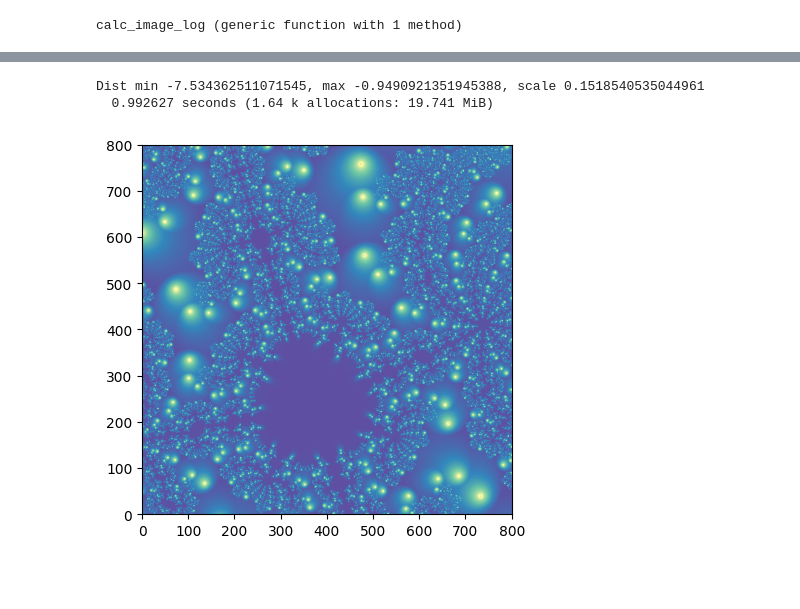
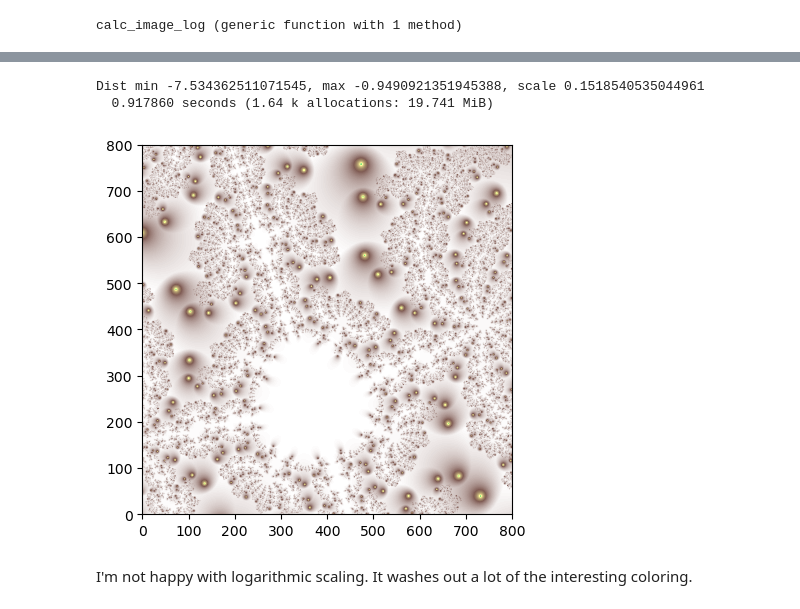
Before and after one commit to ciric50/mandelbrot-julia, a Jupyter notebook: ijulia/point-trap.ipynb, the cells around one changed output, grey strips where cells are left out. Saved outputs shown, nothing was run; the diff lists cells and outputs as text; code cells hidden in the pictures; blank space fills up the shorter version.

```diff
--- a/ijulia/point-trap.ipynb
+++ b/ijulia/point-trap.ipynb
@@ -85,8 +89,7 @@ function calc_image_autoscale(xpixels::Int64, ypixels::Int64,
     Calculate the Mandelbrot set with a point orbit trap, and apply
     automatic color scaling to the distances to be in range [0,1].
 
-    Returns an array of floats in the range[0,1] that can be
-    plotted directly as an image.
+    Returns the scaled distances.
     =#
     counts, dists = compute_mandelbrot(xpixels, ypixels, bounds, trap);
 
@@ -288,8 +291,10 @@ Dist min -8.23503355561862, max -0.922025386930809, scale 0.13674263407522383
 # %%
 bounds = Bounds(-0.373, -0.367, 0.647, 0.653)
 @time img = calc_image_log(xpixels, ypixels, bounds, trap);
-imshow(img, cmap="Spectral", extent=[0, xpixels, 0, ypixels]);
+imshow(img, cmap="terrain", extent=[0, xpixels, 0, ypixels]);
 # %% [output]
 Dist min -7.534362511071545, max -0.9490921351945388, scale 0.1518540535044961
-  0.992627 seconds (1.64 k allocations: 19.741 MiB)
+  0.917860 seconds (1.64 k allocations: 19.741 MiB)
-[figure, old version]
+[figure, new version]
+# %% [markdown]
+I'm not happy with logarithmic scaling. It washes out a lot of the interesting coloring.
```
Also changed, not shown: parts of 13 cells of this notebook, 2 other files.
